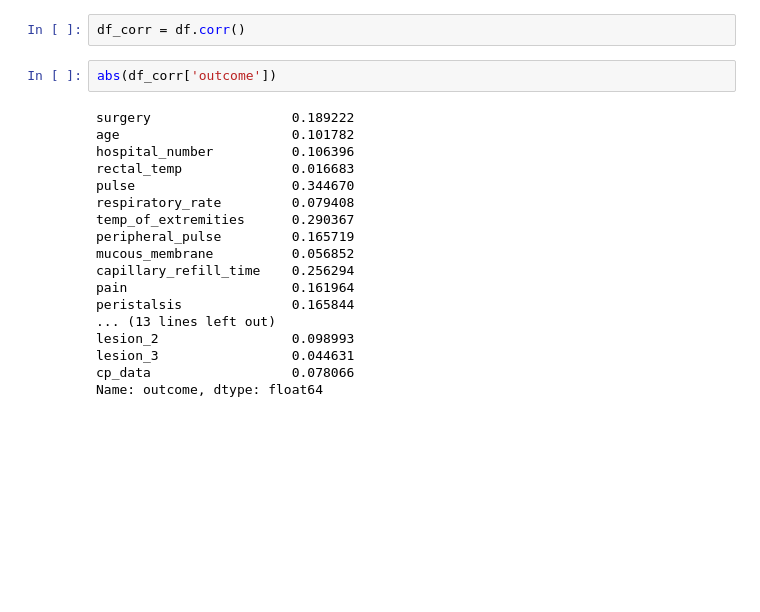
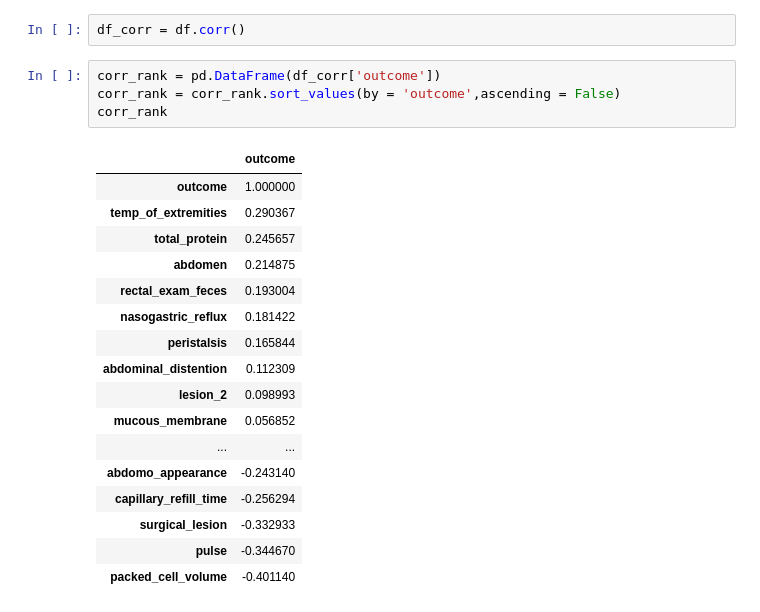
Before and after one commit to Noob919/Feature_selection, a Jupyter notebook: horse.ipynb, the cells around one changed output. Saved outputs shown, nothing was run; the diff lists cells and outputs as text; blank space fills up the shorter version.

```diff
--- a/horse.ipynb
+++ b/horse.ipynb
@@ -230,22 +309,24 @@ Text(0, 0.5, 'Features')
 # %%
 df_corr = df.corr()
-# %%
-abs(df_corr['outcome'])
-# %% [output]
-surgery                  0.189222
-age                      0.101782
-hospital_number          0.106396
-rectal_temp              0.016683
-pulse                    0.344670
-respiratory_rate         0.079408
-temp_of_extremities      0.290367
-peripheral_pulse         0.165719
-mucous_membrane          0.056852
-capillary_refill_time    0.256294
-pain                     0.161964
-peristalsis              0.165844
-... (13 lines left out)
-lesion_2                 0.098993
-lesion_3                 0.044631
-cp_data                  0.078066
-Name: outcome, dtype: float64
+# %%
+corr_rank = pd.DataFrame(df_corr['outcome'])
+corr_rank = corr_rank.sort_values(by = 'outcome',ascending = False)
+corr_rank
+# %% [output]
+|  | outcome |
+| outcome | 1.000000 |
+| temp_of_extremities | 0.290367 |
+| total_protein | 0.245657 |
+| abdomen | 0.214875 |
+| rectal_exam_feces | 0.193004 |
+| nasogastric_reflux | 0.181422 |
+| peristalsis | 0.165844 |
+| abdominal_distention | 0.112309 |
+| lesion_2 | 0.098993 |
+| mucous_membrane | 0.056852 |
+| ... | ... |
+| abdomo_appearance | -0.243140 |
+| capillary_refill_time | -0.256294 |
+| surgical_lesion | -0.332933 |
+| pulse | -0.344670 |
+| packed_cell_volume | -0.401140 |
```
Also changed, not shown: parts of 17 cells of this notebook.
